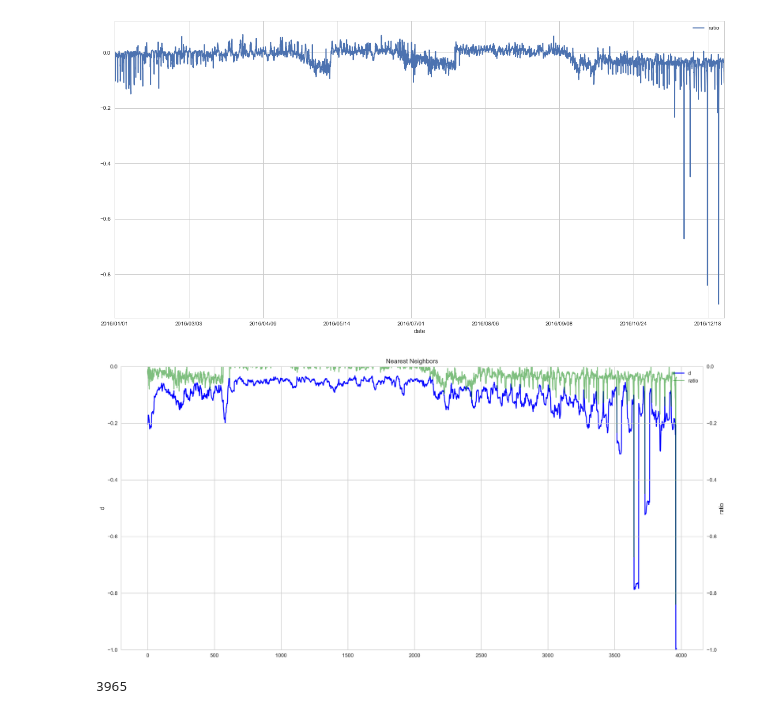
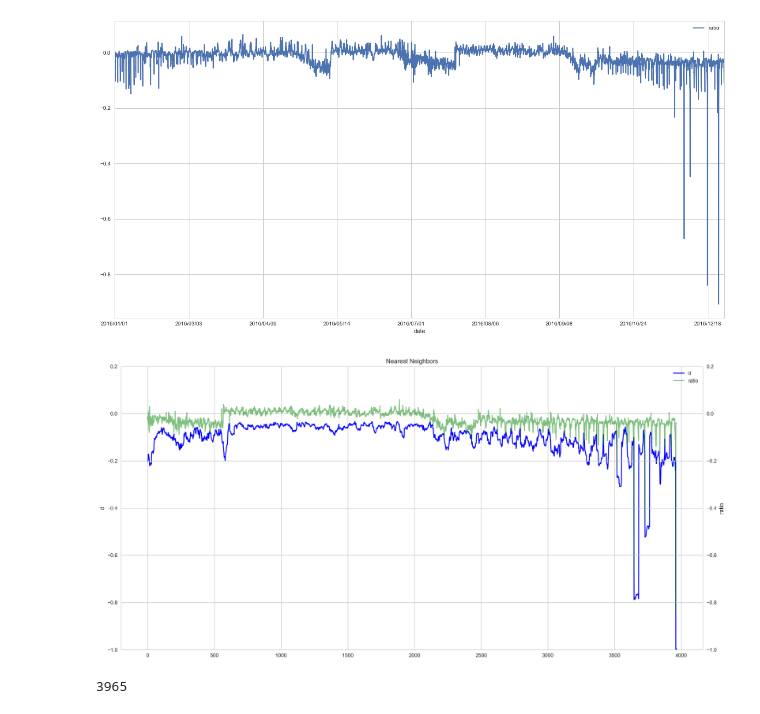
Before and after one commit to ryuwryyy/anomaly_detection_string, a Jupyter notebook: test_k-NN.ipynb, the cells around one changed output. Drawn from its saved outputs; the diff is of its cells as text; code cells hidden in the pictures.

```diff
--- a/test_k-NN.ipynb
+++ b/test_k-NN.ipynb
@@ -98,36 +98,36 @@ test_data = data[4001:8000]
 
 width = 35
 nk = 1
 
 train = embed(train_data, width)
 test = embed(test_data, width)
 
 neigh = NearestNeighbors(n_neighbors = nk)
 neigh.fit(train)
 # 計算するために1列に直してる
 d = neigh.kneighbors(test)[0]
 # 距離をmax1にするデータ整形
 mx = np.max(d)
 d = - d / mx
 # プロット
 # 4036~8000
 test_for_plot = data[4001+width: 8000]
 fig = plt.figure(figsize=(20, 10), dpi = 200)
 ax1 = fig.add_subplot(1, 1, 1)
 ax2 = ax1.twinx()
 
 p1, =ax1.plot(d, '-b', alpha=1.0)
 ax1.set_ylabel('d')
-ax1.set_ylim(-1.0, 0)
+ax1.set_ylim(-1.0, 0.2)
 p2, =ax2.plot(test_for_plot, '-g', alpha=0.5)
 
 ax2.set_ylabel('ratio')
-ax2.set_ylim(-1.0, 0)
+ax2.set_ylim(-1.0, 0.2)
 plt.title("Nearest Neighbors")
 ax1.legend([p1, p2], ['d', 'ratio'])
 plt.show()
 # %% [output]
-[figure, old version]
+[figure, new version]
 # %%
 len(d)
 # %% [output]
```
